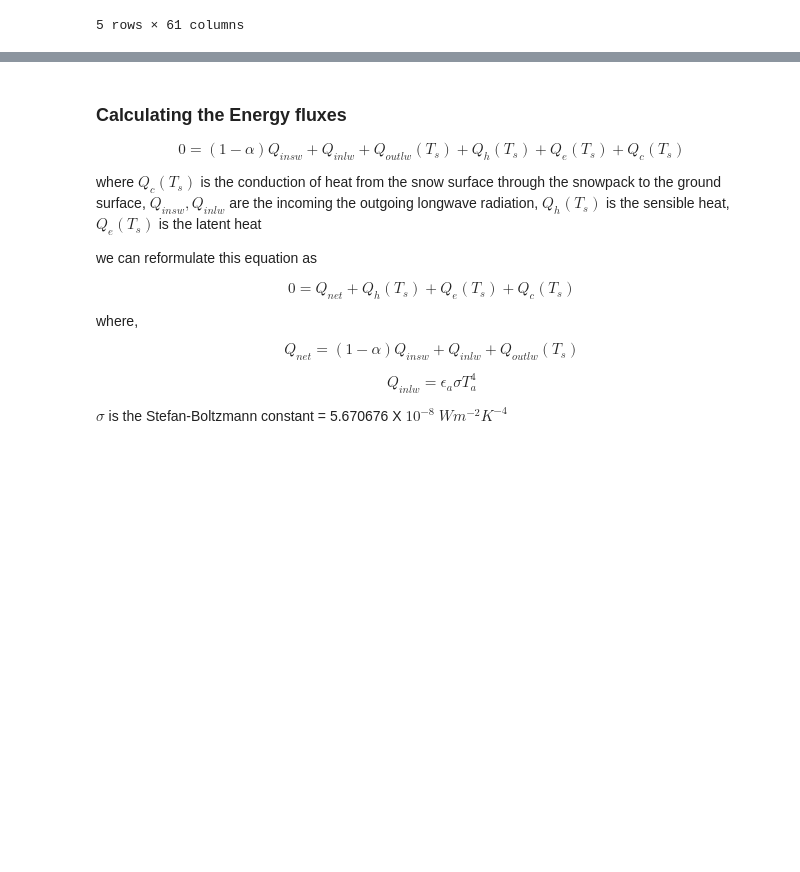
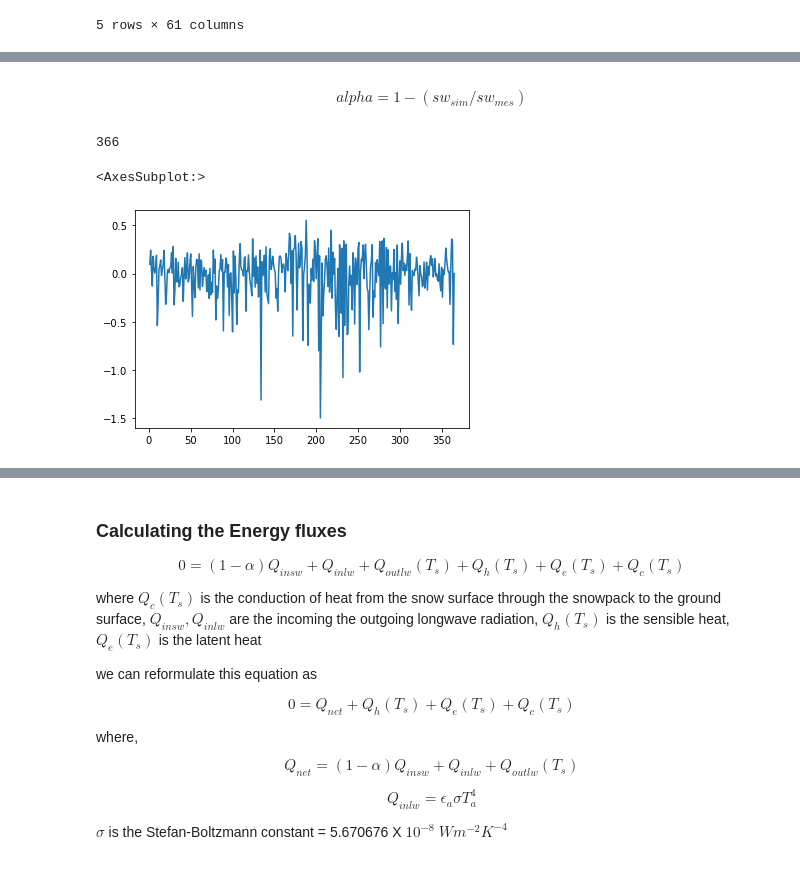
Before and after one commit to radhakrishnabl96/datamshapratirupa, a Jupyter notebook: 10_finalsim/Finalsim_output_analysis.ipynb, the cells around one changed output, grey strips where cells are left out. Cells and saved outputs as stored; diff of their text form; code cells hidden in the pictures; blank space fills up the shorter version.

```diff
--- a/10_finalsim/Finalsim_output_analysis.ipynb
+++ b/10_finalsim/Finalsim_output_analysis.ipynb
@@ -430,0 +453,13 @@ case3_obs_whbal.head()
+# %% [markdown]
+$$alpha = 1-(sw_{sim}/sw_{mes})$$
+# %%
+len(data_AWS_input_cyclic_Case3)
+# %% [output]
+366
+# %%
+sw_cal = 1 - (case3_obs_whbal['incoming shortwave radiation [W m^-2]']/data_AWS_input_cyclic_Case3['Incoming shortwave radiation (W/m^2)'][:365].values)
+
+sw_cal.plot()
+# %% [output]
+<AxesSubplot:>
+[figure, added]
```
Also changed, not shown: parts of 16 cells of this notebook.
